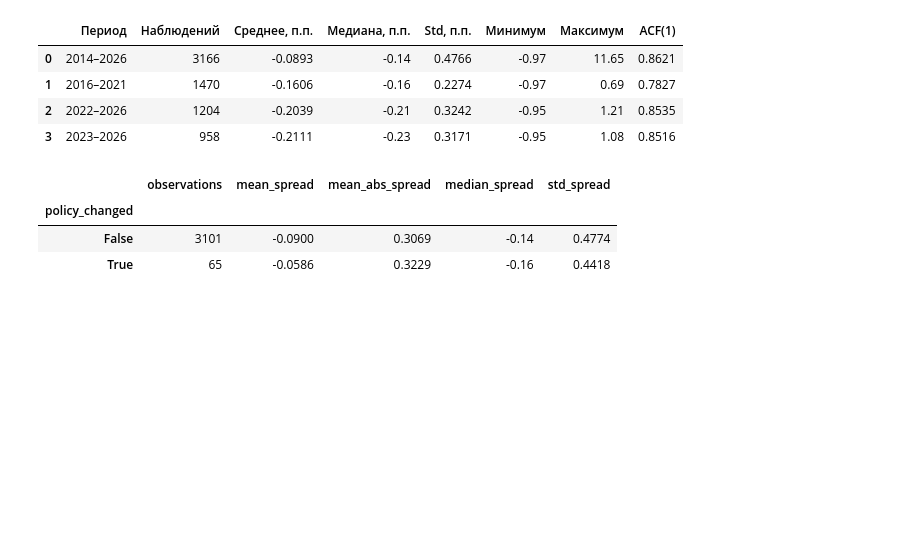
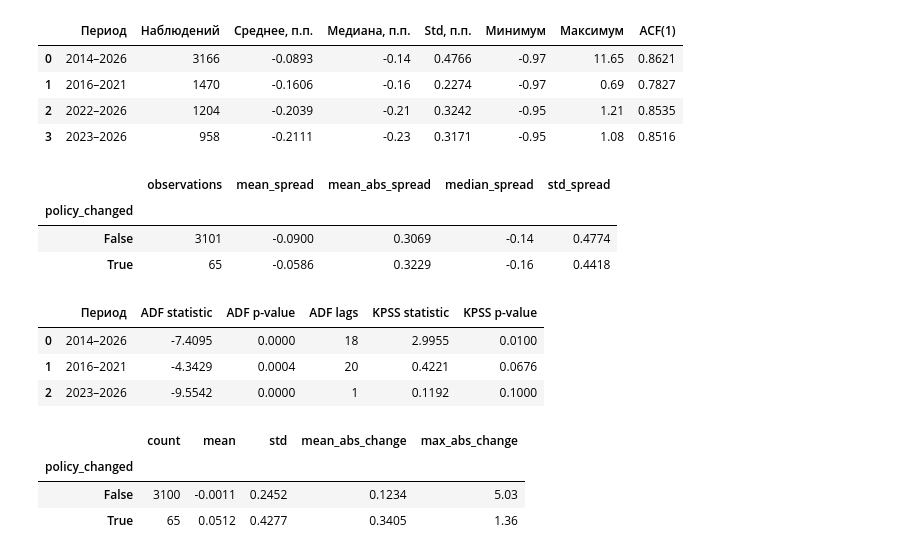
Before and after one commit to blbl-blbl/russian-interest-rate-models, a Jupyter notebook: notebooks/03_ruonia_key_rate_spread.ipynb, the cells around one changed output. Cells and saved outputs as stored; diff of their text form; code cells hidden in the pictures; blank space fills up the shorter version.

Commit message:
ruonia_key_rate_spread

```diff
--- a/notebooks/03_ruonia_key_rate_spread.ipynb
+++ b/notebooks/03_ruonia_key_rate_spread.ipynb
@@ -153,3 +154,70 @@ display(event_stats.round(4))
 | policy_changed |  |  |  |  |  |
 | False | 3101 | -0.0900 | 0.3069 | -0.14 | 0.4774 |
 | True | 65 | -0.0586 | 0.3229 | -0.16 | 0.4418 |
+# %%
+test_periods = {
+    "2014–2026": ("2014-01-01", None),
+    "2016–2021": ("2016-01-01", "2022-01-01"),
+    "2023–2026": ("2023-01-01", None),
+}
+
+results = []
+
+for name, (start, end) in test_periods.items():
+    subset = df[df["date"] >= start]
+
+    if end is not None:
+        subset = subset[subset["date"] < end]
+
+    s = subset["spread_pp"].dropna()
+
+    # ADF: H0 — единичный корень
+    adf = adfuller(
+        s,
+        regression="c",
+        autolag="AIC"
+    )
+
+    # KPSS: H0 — стационарность уровня
+    kpss_result = kpss(
+        s,
+        regression="c",
+        nlags="auto"
+    )
+
+    results.append({
+        "Период": name,
+        "ADF statistic": adf[0],
+        "ADF p-value": adf[1],
+        "ADF lags": adf[2],
+        "KPSS statistic": kpss_result[0],
+        "KPSS p-value": kpss_result[1],
+    })
+
+stationarity_df = pd.DataFrame(results)
+
+display(stationarity_df.round(4))
+# %% [output]
+|  | Период | ADF statistic | ADF p-value | ADF lags | KPSS statistic | KPSS p-value |
+| 0 | 2014–2026 | -7.4095 | 0.0000 | 18 | 2.9955 | 0.0100 |
+| 1 | 2016–2021 | -4.3429 | 0.0004 | 20 | 0.4221 | 0.0676 |
+| 2 | 2023–2026 | -9.5542 | 0.0000 | 1 | 0.1192 | 0.1000 |
+# %%
+df["delta_spread_pp"] = df["spread_pp"].diff()
+
+display(
+    df.groupby("policy_changed")["delta_spread_pp"]
+      .agg(
+          count="count",
+          mean="mean",
+          std="std",
+          mean_abs_change=lambda x: x.abs().mean(),
+          max_abs_change=lambda x: x.abs().max()
+      )
+      .round(4)
+)
+# %% [output]
+|  | count | mean | std | mean_abs_change | max_abs_change |
+| policy_changed |  |  |  |  |  |
+| False | 3100 | -0.0011 | 0.2452 | 0.1234 | 5.03 |
+| True | 65 | 0.0512 | 0.4277 | 0.3405 | 1.36 |
```
Also changed, not shown: parts of 1 cell of this notebook.
